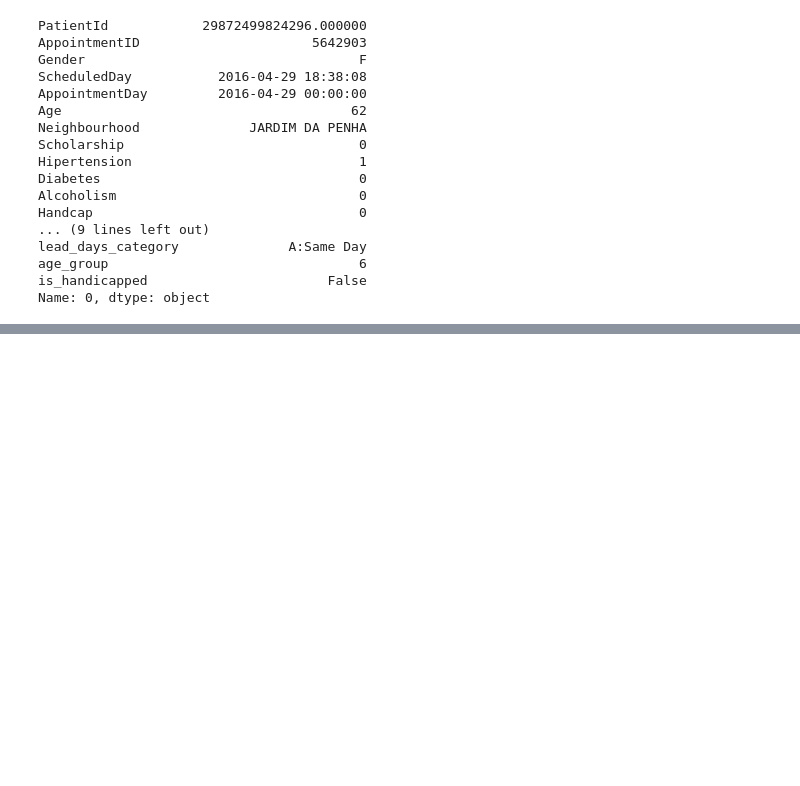
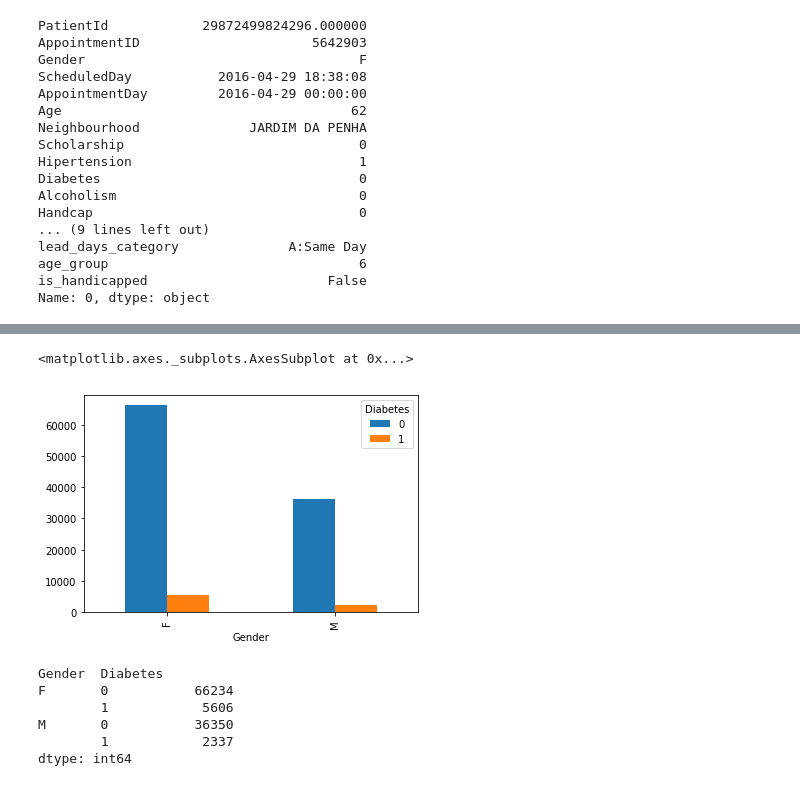
Before and after one commit to DeepikaKasbale/no_show_appointments_data_science_case_study, a Jupyter notebook: case_study_no_show_appointment.ipynb, the cells around one changed output, grey strips where cells are left out. Cells and saved outputs as stored; diff of their text form; code cells hidden in the pictures; blank space fills up the shorter version.

```diff
--- a/case_study_no_show_appointment.ipynb
+++ b/case_study_no_show_appointment.ipynb
@@ -471,0 +490,15 @@ Name: 0, dtype: object
+# %%
+# Relation between Gender and diabetes -- Result : Considering Diabetes, Count of females is more.
+med_df.groupby(['Gender','Diabetes']).size().unstack().plot(kind="bar")
+# %% [output]
+<matplotlib.axes._subplots.AxesSubplot at 0x...>
+[figure, added]
+# %%
+med_df.groupby(['Gender','Diabetes']).size()
+# %% [output]
+Gender  Diabetes
+F       0           66234
+        1            5606
+M       0           36350
+        1            2337
+dtype: int64
```
Also changed, not shown: parts of 8 cells of this notebook.
